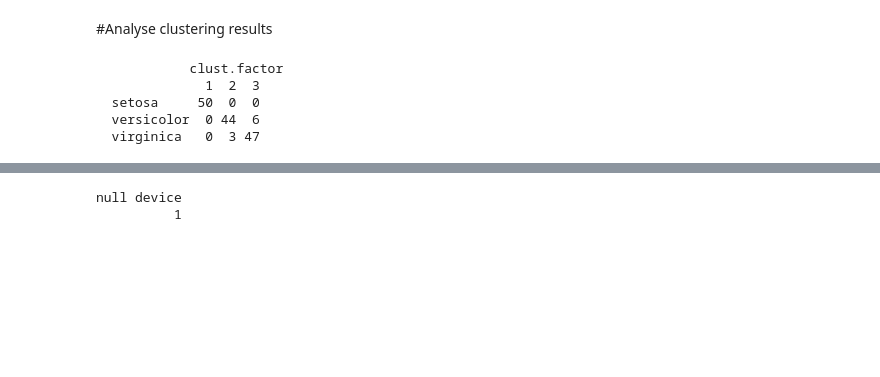
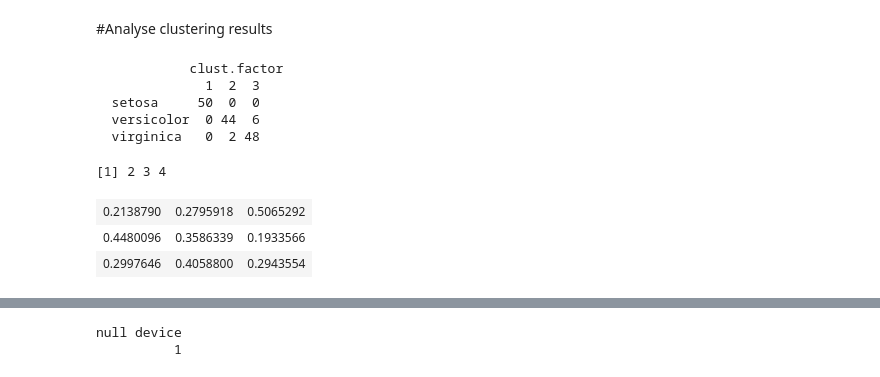
Before and after one commit to macieksk/MGBGM, a Jupyter notebook: MGMF demo.ipynb, the cells around one changed output, grey strips where cells are left out. Saved outputs shown, nothing was run; the diff lists cells and outputs as text; code cells hidden in the pictures; blank space fills up the shorter version.

Commit message:
prior fix in ipython notebook

```diff
--- a/MGMF demo.ipynb
+++ b/MGMF demo.ipynb
@@ -100,3 +102,20 @@ ind<-model$newIndicator(p,n=NROW(iris))
+# %%
+#Indicator variables with prior
+p.prior<-data.frame(k=1:K)
+ind.prior<-data.frame(k=1:K)
+for (col in columns){
+ dir.prior<-c()
+ for (k in 1:K) {
+    pvec<-rep(10,K)
+    pvec[k]<-pvec[k]+1 # breaking the symmetry
+    pvec<-pvec/sum(pvec)
+    dir.prior<-cbind(dir.prior,pvec)
+ }
+ p.prior[,col]<-model$newCategorical(dirichlet.prior=dir.prior)
+ for (k in 1:K)
+    ind.prior[k,col]<-model$newIndicator(p.prior[k,col],n=1)
+}
+#Now ind+0 are indicators for the first category(cluster), ind+1 for the second category, and so on.
 # %% [markdown]
 After everything is declared we may now define the MGMF model by declaring **linear functions**: difference between data and cluster means, and link them with corresponding precisions and indicators. <br>
 
@@ -125,12 +146,14 @@ $$
 # %%
 #Link means with mean.priors: means are normally distributed around means.prior
 for (col in columns) {
+    for (k in 1:K) {
     #We define K linear functions at once, each is a difference between prior mean and mean
-    l<-model$newLinElem(variables=c(m.prior[,col],m[,col]),
+        l<-model$newLinElem(variables=c(m.prior[,col],rep(m[k,col],K)),
                         columns=c(1:K,1:K),
                         coefficients=c(rep(1,K),rep(-1,K)),
-                        indicators=NA, #constant 1 instead of indicators
+                        indicators=ind.prior[k,col]:(ind.prior[k,col]+K-1), #constant 1 instead of indicators
                         precisions=prec.prior[1,col])
+    }
 }
 # %% [markdown]
 #Estimate Maximal Likelihood with EM algorithm
@@ -175,9 +198,22 @@ table(iris$Species,clust.factor)
               1  2  3
   setosa     50  0  0
   versicolor  0 44  6
-  virginica   0  3 47
+  virginica   0  2 48
 # %%
 ## Estimated model variables can be accessed using
 #model$getEnv()$dataAndVar[df[1,2]]
 #model$getEnv()$precision[prec[2,3]]
 #model$getEnv()$indicator[ind+1]
+# %%
+p.prior[,columns[1]]
+ft<-model$getEnv()$categoricalFromTo[,p.prior[,columns[2]]]
+
+rbind(
+model$getEnv()$categorical[ft[1,1]:ft[2,1]],
+model$getEnv()$categorical[ft[1,2]:ft[2,2]],
+model$getEnv()$categorical[ft[1,3]:ft[2,3]])
+# %% [output]
+[1] 2 3 4
+| 0.2138790 | 0.2795918 | 0.5065292 |
+| 0.4480096 | 0.3586339 | 0.1933566 |
+| 0.2997646 | 0.4058800 | 0.2943554 |
```
Also changed, not shown: parts of 7 cells of this notebook.
